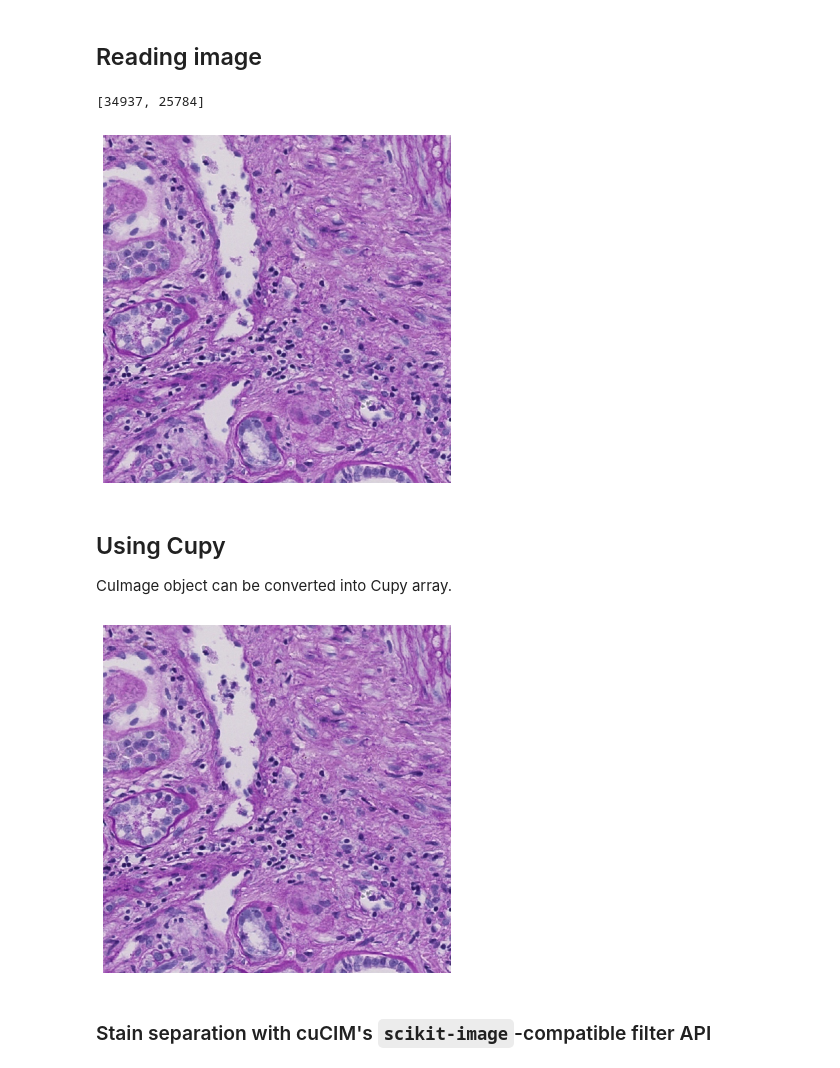
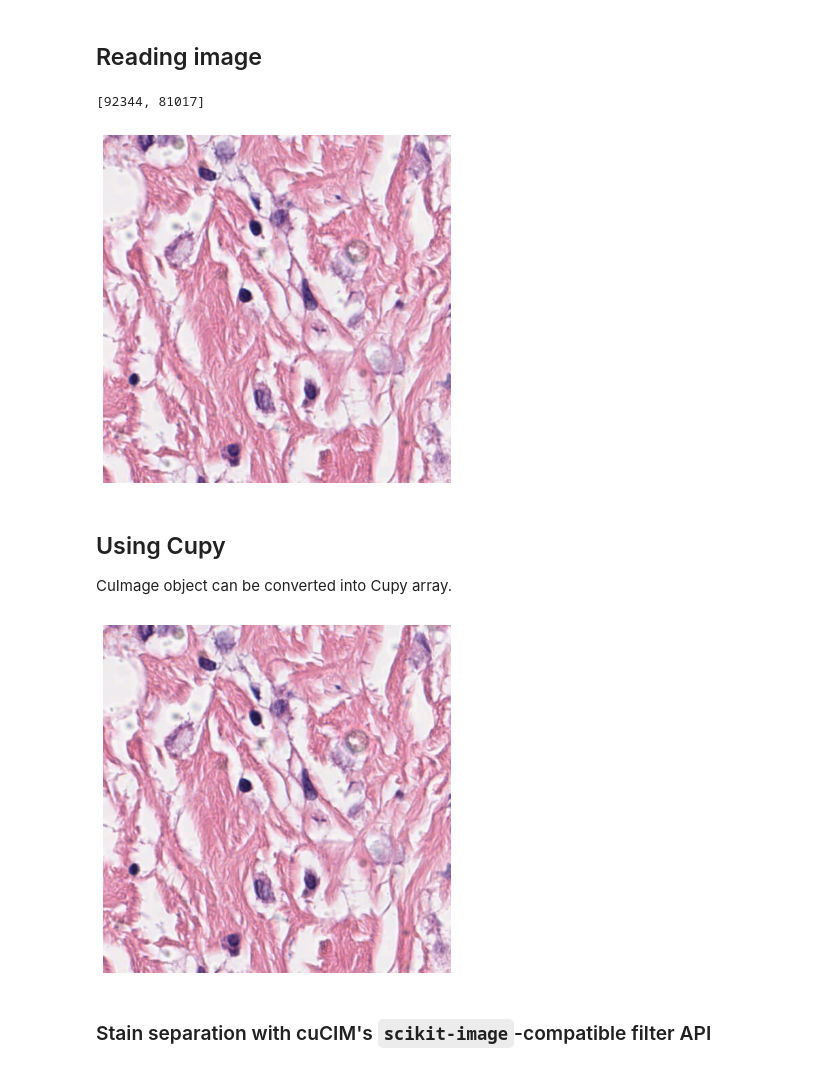
Before and after one commit to rapidsai/cucim, a Jupyter notebook: notebooks/Working_with_Albumentation.ipynb, the cells around one changed output. Drawn from its saved outputs; the diff is of its cells as text; code cells hidden in the pictures.

```diff
--- a/notebooks/Working_with_Albumentation.ipynb
+++ b/notebooks/Working_with_Albumentation.ipynb
@@ -7,3 +24,5 @@ INPUT_PATH = '0486052bb.tiff'
+# %%
+INPUT_PATH = 'input/image2.tif'
 # %%
 from cucim import CuImage
 
@@ -19,17 +43,17 @@ def visualize(image):
 # %%
 from PIL import Image
 import numpy as np
 # Read whole slide at the lowest redsolution
 resolutions = img.resolutions
 level_count = resolutions["level_count"]
 print(img.size('XY'))
-region = img.read_region(location=[10000, 10000], size=(512, 512), level=0)
+region = img.read_region(location=[50000, 40000], size=(512, 512), level=0)
 
 #Image.fromarray(np.asarray(region))
 visualize(region)
 # %% [output]
-[34937, 25784]
+[92344, 81017]
-[figure, old version]
+[figure, new version]
 # %% [markdown]
 ## Using Cupy
 
@@ -38,10 +62,10 @@ CuImage object can be converted into Cupy array.
 import cupy as cp
 
 img = CuImage(INPUT_PATH)
-region = np.asarray(img.read_region((10000, 10000), (512, 512)))
+region = np.asarray(img.read_region((50000, 40000), (512, 512)))
 visualize(cp.asarray(region).get())
 # %% [output]
-[figure, old version]
+[figure, new version]
 # %% [markdown]
 ### Stain separation with cuCIM's `scikit-image`-compatible filter API
 # %%
```
Also changed, not shown: parts of 8 cells of this notebook, 11 other files.
